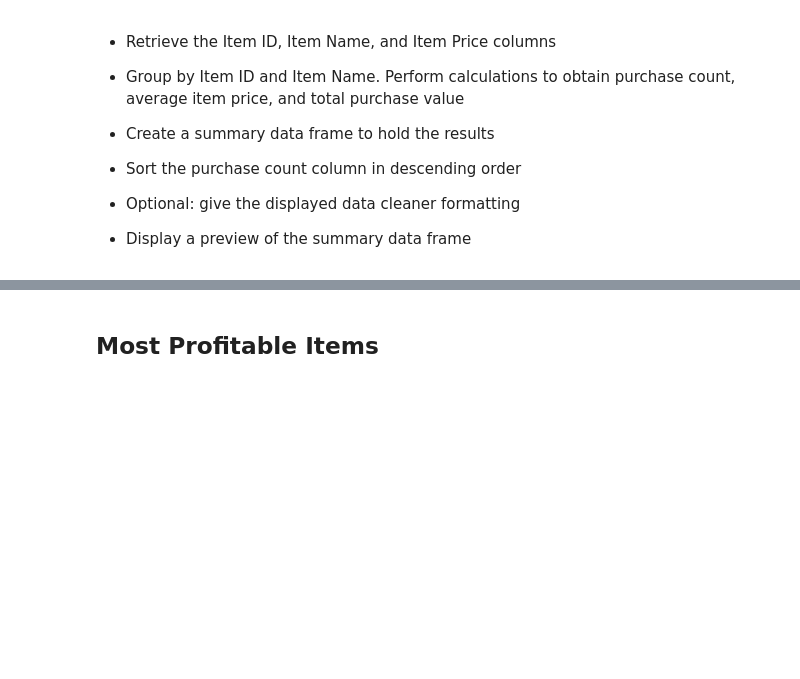
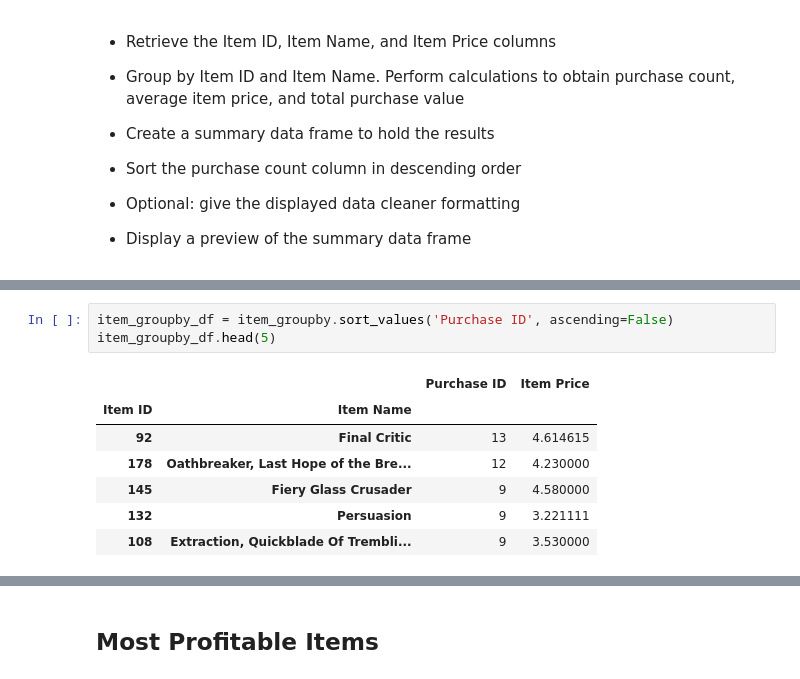
Before and after one commit to candishanks/pandas-challenge, a Jupyter notebook: HeroesOfPymoli/HeroesOfPymoli_starter.ipynb, the cells around one changed output, grey strips where cells are left out. Cells and saved outputs as stored; diff of their text form; blank space fills up the shorter version.

```diff
--- a/HeroesOfPymoli/HeroesOfPymoli_starter.ipynb
+++ b/HeroesOfPymoli/HeroesOfPymoli_starter.ipynb
@@ -510,0 +522,11 @@ spend_groupby.head(5)
+# %%
+item_groupby_df = item_groupby.sort_values('Purchase ID', ascending=False)
+item_groupby_df.head(5)
+# %% [output]
+|  |  | Purchase ID | Item Price |
+| Item ID | Item Name |  |  |
+| 92 | Final Critic | 13 | 4.614615 |
+| 178 | Oathbreaker, Last Hope of the Bre... | 12 | 4.230000 |
+| 145 | Fiery Glass Crusader | 9 | 4.580000 |
+| 132 | Persuasion | 9 | 3.221111 |
+| 108 | Extraction, Quickblade Of Trembli... | 9 | 3.530000 |
```
Also changed, not shown: parts of 3 cells of this notebook.
